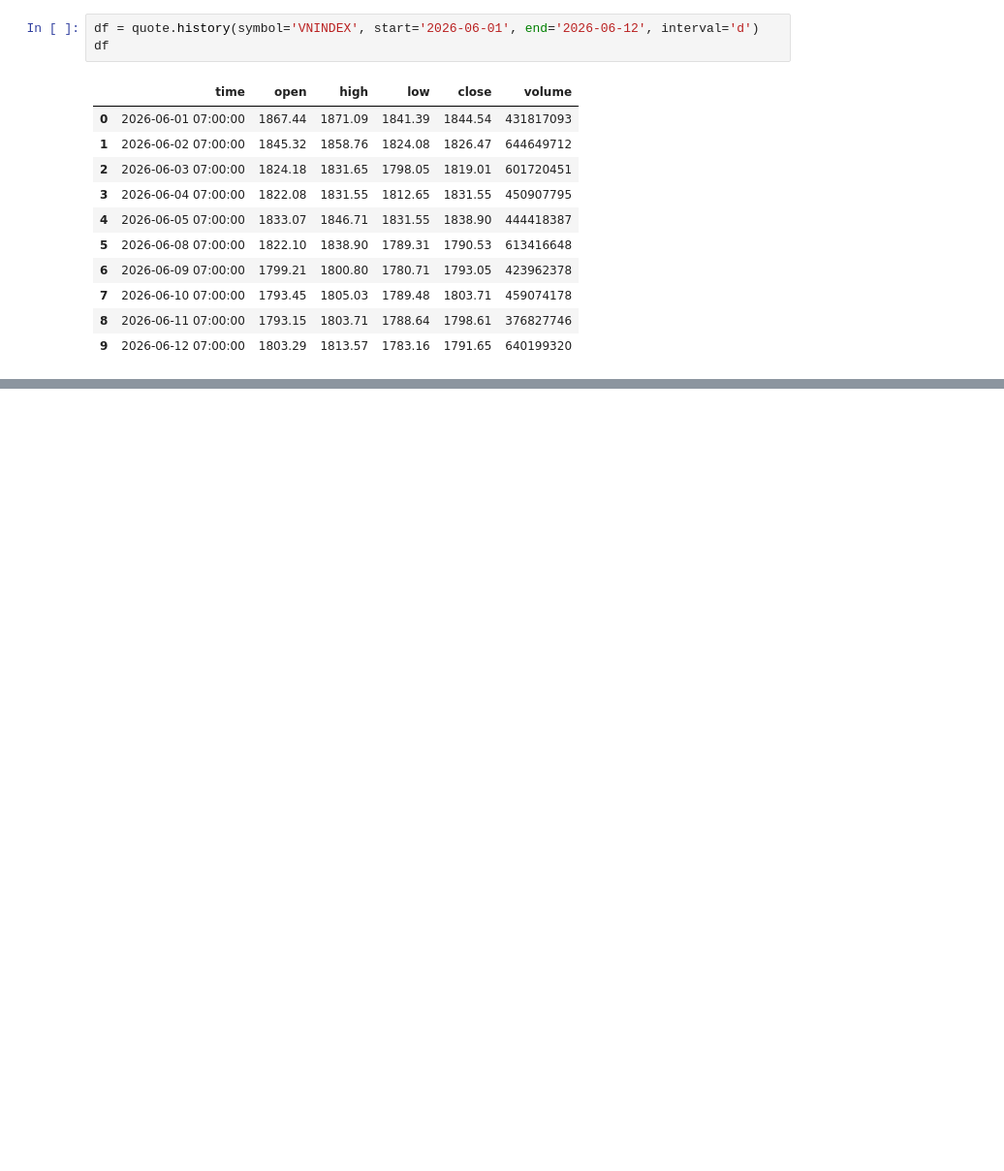
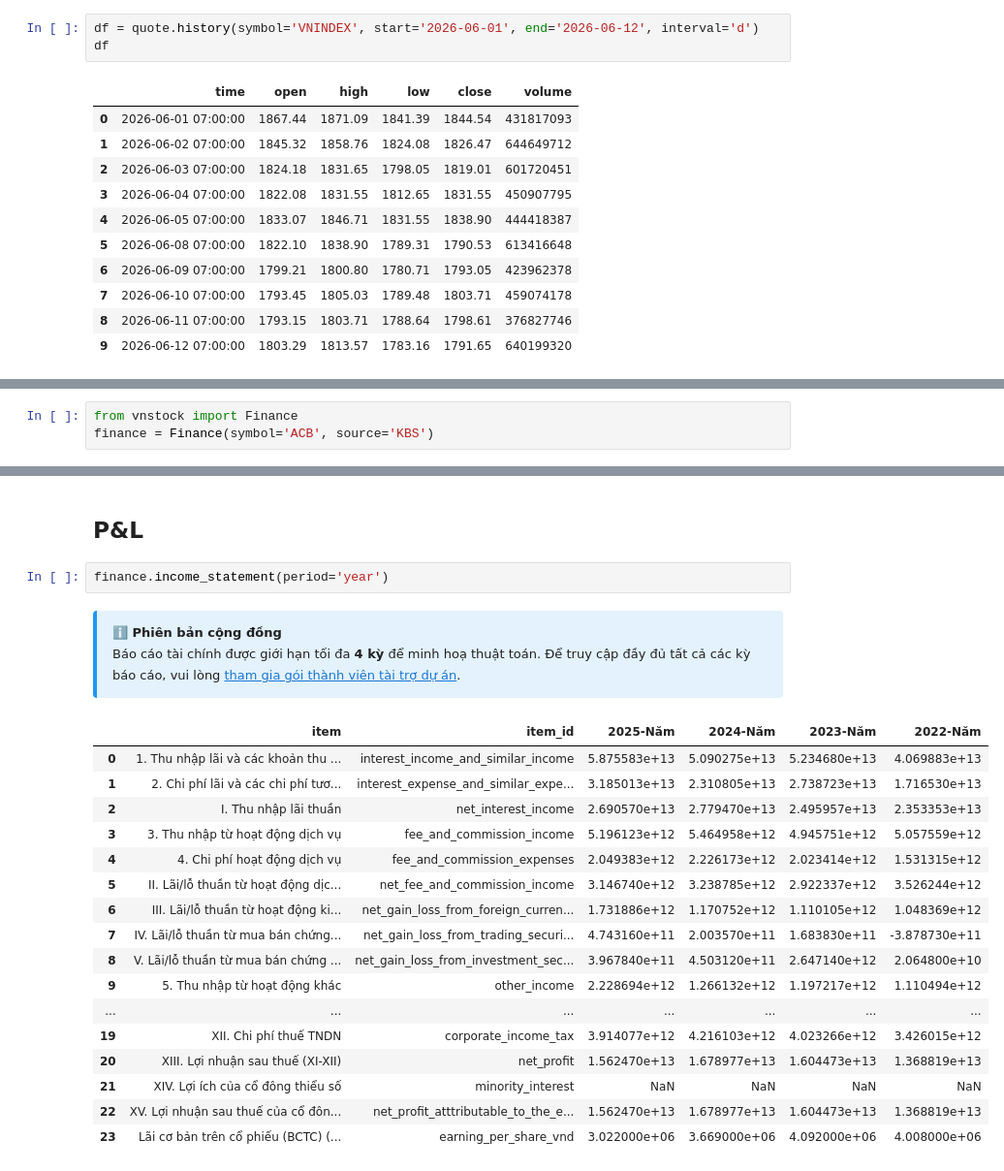
Before and after one commit to Tuanajax/Note_Everthing, a Jupyter notebook: Untitled0.ipynb, the cells around one changed output, grey strips where cells are left out. Shown at 97% size. Drawn from its saved outputs; the diff is of its cells as text; blank space fills up the shorter version.

Commit message:
Được tạo bằng Colab

```diff
--- a/Untitled0.ipynb
+++ b/Untitled0.ipynb
@@ -104,0 +267,3 @@ plt.show()
+# %%
+from vnstock import Finance
+finance = Finance(symbol='ACB', source='KBS')
@@ -104,0 +290,24 @@ plt.show()
+# %% [markdown]
+## **P&L**
+# %%
+finance.income_statement(period='year')
+# %% [output]
+ℹ️ Phiên bản cộng đồng
+Báo cáo tài chính được giới hạn tối đa 4 kỳ để minh hoạ thuật toán. Để truy cập đầy đủ tất cả các kỳ báo cáo, vui lòng tham gia gói thành viên tài trợ dự án.
+|  | item | item_id | 2025-Năm | 2024-Năm | 2023-Năm | 2022-Năm |
+| 0 | 1. Thu nhập lãi và các khoản thu ... | interest_income_and_similar_income | 5.875583e+13 | 5.090275e+13 | 5.234680e+13 | 4.069883e+13 |
+| 1 | 2. Chi phí lãi và các chi phí tươ... | interest_expense_and_similar_expe... | 3.185013e+13 | 2.310805e+13 | 2.738723e+13 | 1.716530e+13 |
+| 2 | I. Thu nhập lãi thuần | net_interest_income | 2.690570e+13 | 2.779470e+13 | 2.495957e+13 | 2.353353e+13 |
+| 3 | 3. Thu nhập từ hoạt động dịch vụ | fee_and_commission_income | 5.196123e+12 | 5.464958e+12 | 4.945751e+12 | 5.057559e+12 |
+| 4 | 4. Chi phí hoạt động dịch vụ | fee_and_commission_expenses | 2.049383e+12 | 2.226173e+12 | 2.023414e+12 | 1.531315e+12 |
+| 5 | II. Lãi/lỗ thuần từ hoạt động dịc... | net_fee_and_commission_income | 3.146740e+12 | 3.238785e+12 | 2.922337e+12 | 3.526244e+12 |
+| 6 | III. Lãi/lỗ thuần từ hoạt động ki... | net_gain_loss_from_foreign_curren... | 1.731886e+12 | 1.170752e+12 | 1.110105e+12 | 1.048369e+12 |
+| 7 | IV. Lãi/lỗ thuần từ mua bán chứng... | net_gain_loss_from_trading_securi... | 4.743160e+11 | 2.003570e+11 | 1.683830e+11 | -3.878730e+11 |
+| 8 | V. Lãi/lỗ thuần từ mua bán chứng ... | net_gain_loss_from_investment_sec... | 3.967840e+11 | 4.503120e+11 | 2.647140e+12 | 2.064800e+10 |
+| 9 | 5. Thu nhập từ hoạt động khác | other_income | 2.228694e+12 | 1.266132e+12 | 1.197217e+12 | 1.110494e+12 |
+| ... | ... | ... | ... | ... | ... | ... |
+| 19 | XII. Chi phí thuế TNDN | corporate_income_tax | 3.914077e+12 | 4.216103e+12 | 4.023266e+12 | 3.426015e+12 |
+| 20 | XIII. Lợi nhuận sau thuế (XI-XII) | net_profit | 1.562470e+13 | 1.678977e+13 | 1.604473e+13 | 1.368819e+13 |
+| 21 | XIV. Lợi ích của cổ đông thiểu số | minority_interest | NaN | NaN | NaN | NaN |
+| 22 | XV. Lợi nhuận sau thuế của cổ đôn... | net_profit_atttributable_to_the_e... | 1.562470e+13 | 1.678977e+13 | 1.604473e+13 | 1.368819e+13 |
+| 23 | Lãi cơ bản trên cổ phiếu (BCTC) (... | earning_per_share_vnd | 3.022000e+06 | 3.669000e+06 | 4.092000e+06 | 4.008000e+06 |
```
Also changed, not shown: parts of 43 cells of this notebook.
